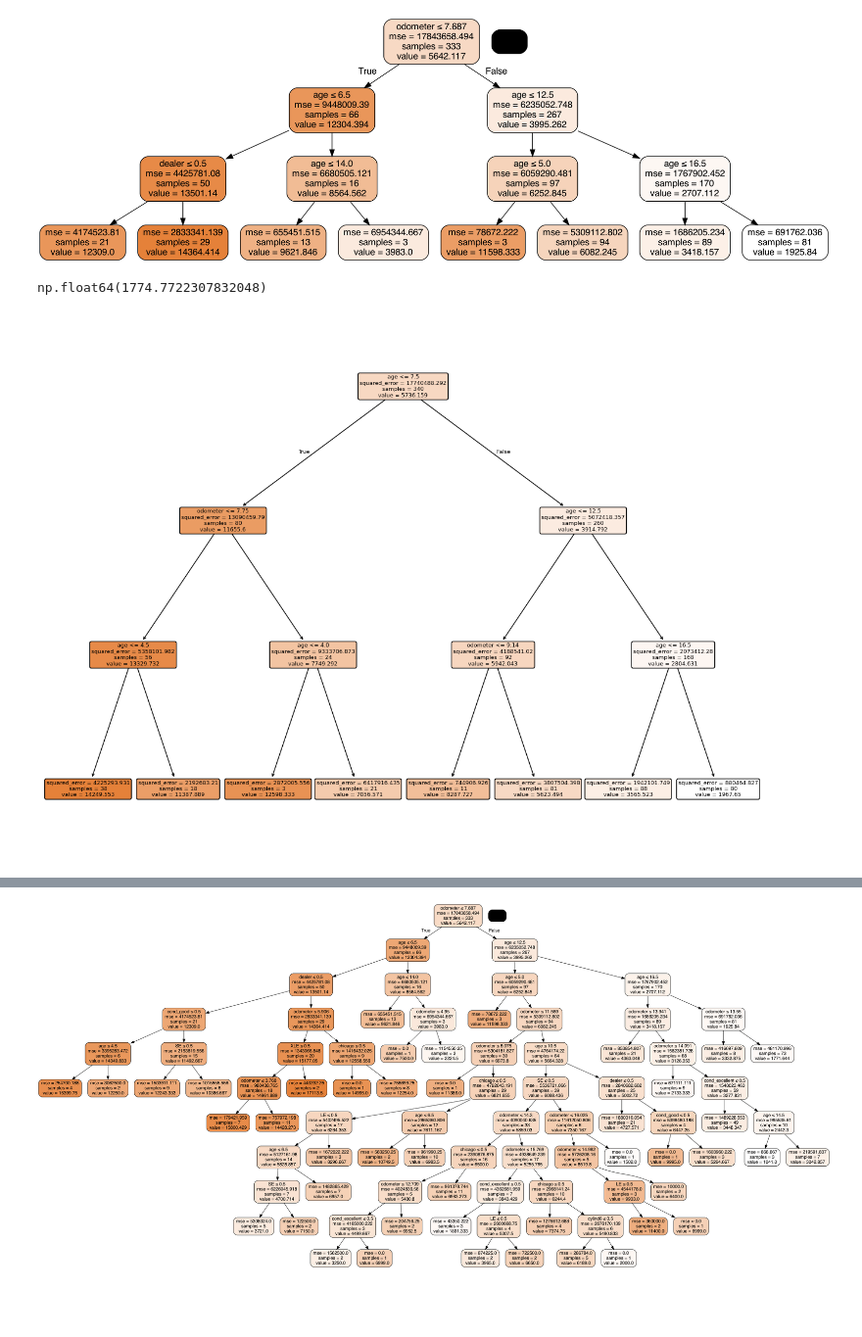
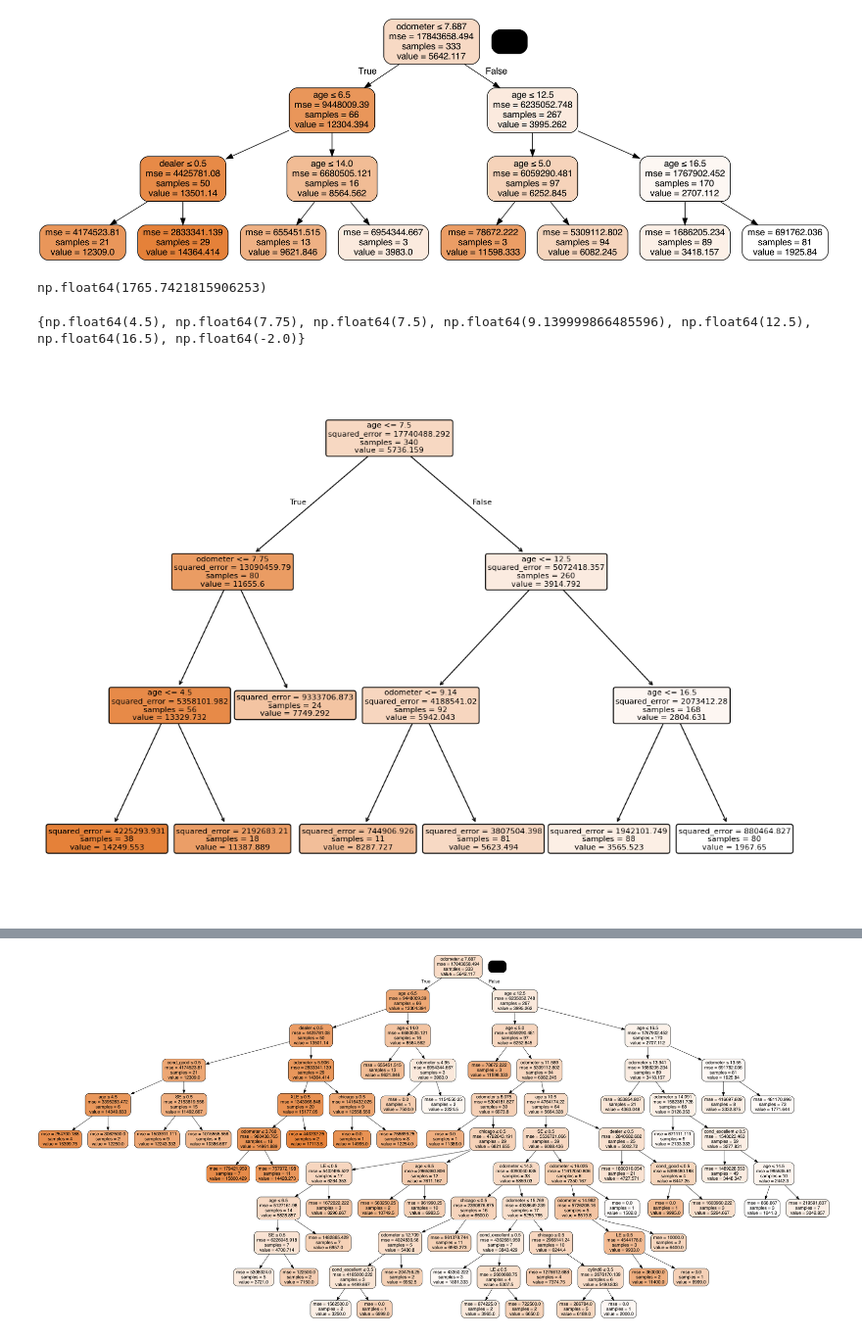
Before and after one commit to ZlataSparrow/codespaces-jupyter, a Jupyter notebook: notebooks/ch15-used-cars-cart.ipynb, the cells around one changed output, grey strips where cells are left out. Shown at 98% size. Drawn from its saved outputs; the diff is of its cells as text; code cells hidden in the pictures; blank space fills up the shorter version.

Commit message:
plots

```diff
--- a/notebooks/ch15-used-cars-cart.ipynb
+++ b/notebooks/ch15-used-cars-cart.ipynb
@@ -704,7 +704,7 @@ cart4 = DecisionTreeRegressor(
     random_state=20108,
     criterion="squared_error",
     min_impurity_decrease=145000,
-    min_samples_split=20,
+    min_samples_split=28,
 )
 cart4.fit(X, Y)
 
@@ -714,10 +714,14 @@ pred_cart4 = cart4.predict(X_test)
 rmse_cart4 = np.sqrt(mean_squared_error(y_test, pred_cart4))
 rmse_cart4
 # %% [output]
-np.float64(1774.7722307832048)
+np.float64(1765.7421815906253)
+# %%
+print(set(cart4.tree_.threshold))
+# %% [output]
+{np.float64(4.5), np.float64(7.75), np.float64(7.5), np.float64(9.139999866485596), np.float64(12.5), np.float64(16.5), np.float64(-2.0)}
 # %%
-plt.figure(figsize=(16, 12))
+plt.figure(figsize=(14, 10))
 plot_tree(cart4, feature_names=feature_names_model2, filled=True, rounded=True)
 plt.show()
 # %% [output]
-[figure, old version]
+[figure, new version]
```
Also changed, not shown: parts of 4 cells of this notebook.
